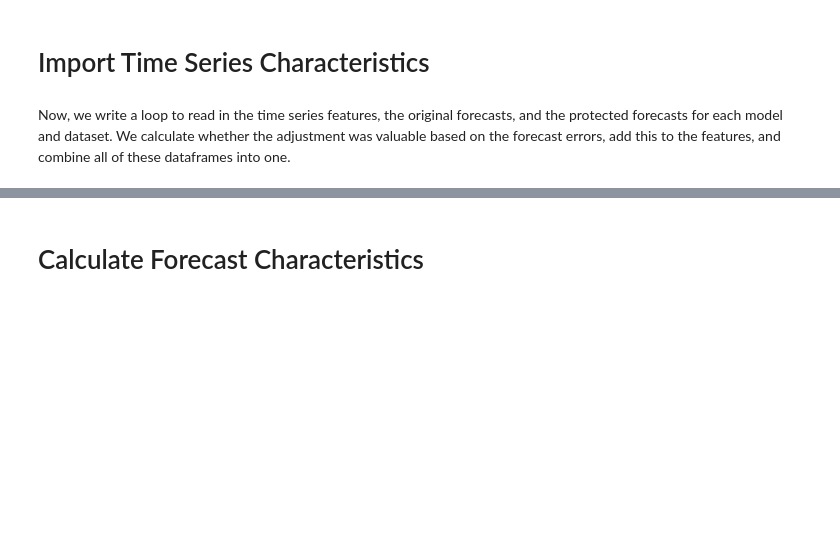
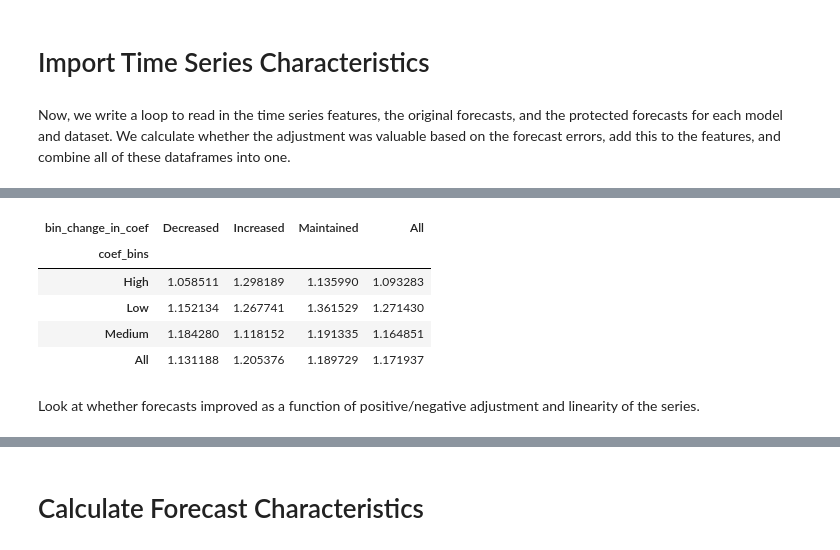
Before and after one commit to cdbale/Privacy-and-Forecasting-Empirical, a Jupyter notebook: Code/Analysis/Adjustment_Analysis.ipynb, the cells around one changed output, grey strips where cells are left out. Saved outputs shown, nothing was run; the diff lists cells and outputs as text; code cells hidden in the pictures; blank space fills up the shorter version.

```diff
--- a/Code/Analysis/Adjustment_Analysis.ipynb
+++ b/Code/Analysis/Adjustment_Analysis.ipynb
@@ -133,0 +200,3 @@ full_data = full_data.drop(["nperiods", "seasonal_period", "model", "time_level_
+# %%
+def AvgRelMAE(ratios):
+    return np.exp((1/len(ratios))*np.sum(ratios))
@@ -133,0 +238,11 @@ full_data = full_data.drop(["nperiods", "seasonal_period", "model", "time_level_
+# %%
+pd.pivot_table(data=full_data, values="log_mae_ratio", index="coef_bins", columns="bin_change_in_coef", aggfunc=AvgRelMAE, margins=True)
+# %% [output]
+| bin_change_in_coef | Decreased | Increased | Maintained | All |
+| coef_bins |  |  |  |  |
+| High | 1.058511 | 1.298189 | 1.135990 | 1.093283 |
+| Low | 1.152134 | 1.267741 | 1.361529 | 1.271430 |
+| Medium | 1.184280 | 1.118152 | 1.191335 | 1.164851 |
+| All | 1.131188 | 1.205376 | 1.189729 | 1.171937 |
+# %% [markdown]
+Look at whether forecasts improved as a function of positive/negative adjustment and linearity of the series.
```
Also changed, not shown: parts of 113 cells of this notebook, 5 other files.
